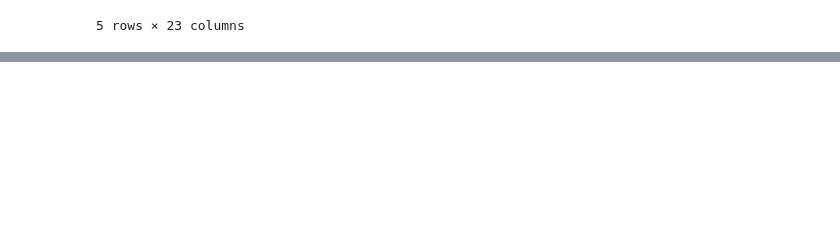
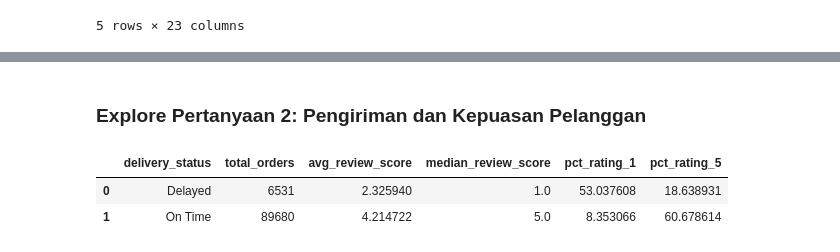
Before and after one commit to Cytect/ecommerce-analytics-dashboard, a Jupyter notebook: notebook.ipynb, the cells around one changed output, grey strips where cells are left out. Drawn from its saved outputs; the diff is of its cells as text; code cells hidden in the pictures; blank space fills up the shorter version.

```diff
--- a/notebook.ipynb
+++ b/notebook.ipynb
@@ -559,0 +391,17 @@ Ukuran baris dan kolom: (110197, 13)
+# %% [markdown]
+### Explore Pertanyaan 2: Pengiriman dan Kepuasan Pelanggan
+# %%
+# Rata-rata review berdasarkan ketepatan waktu kirim (2017-2018)
+delivery_review_summary = df_filtered.groupby('delivery_status').agg(
+    total_orders=('order_id', 'nunique'),
+    avg_review_score=('review_score', 'mean'),
+    median_review_score=('review_score', 'median'),
+    pct_rating_1=('review_score', lambda x: (x == 1).mean() * 100),
+    pct_rating_5=('review_score', lambda x: (x == 5).mean() * 100)
+).reset_index()
+
+delivery_review_summary
+# %% [output]
+|  | delivery_status | total_orders | avg_review_score | median_review_score | pct_rating_1 | pct_rating_5 |
+| 0 | Delayed | 6531 | 2.325940 | 1.0 | 53.037608 | 18.638931 |
+| 1 | On Time | 89680 | 4.214722 | 5.0 | 8.353066 | 60.678614 |
```
Also changed, not shown: parts of 78 cells of this notebook, 1 other file.
